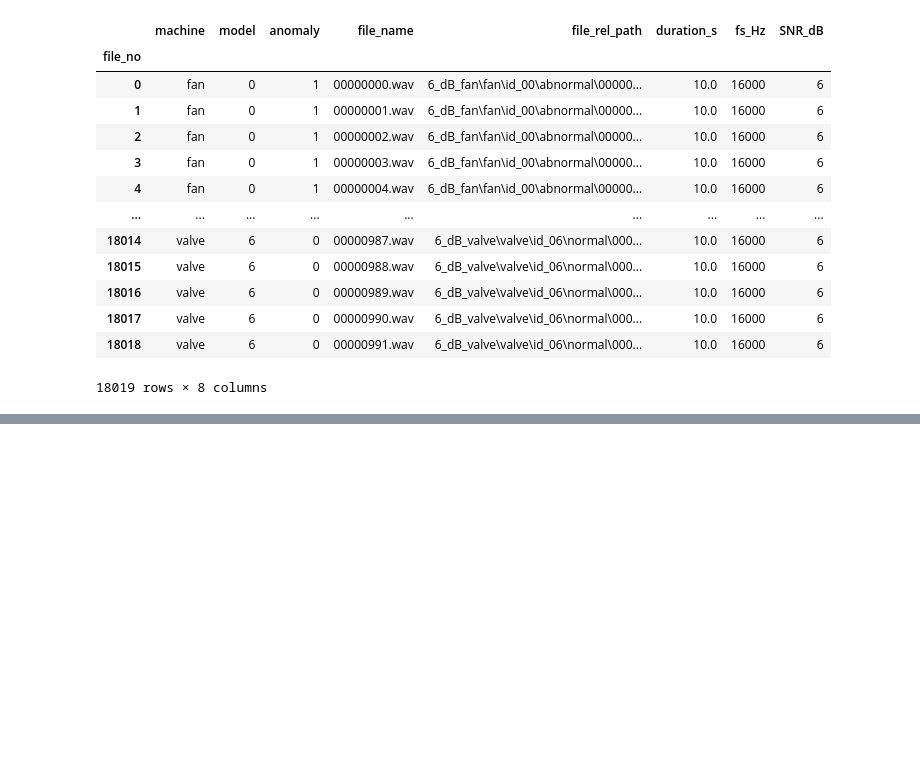
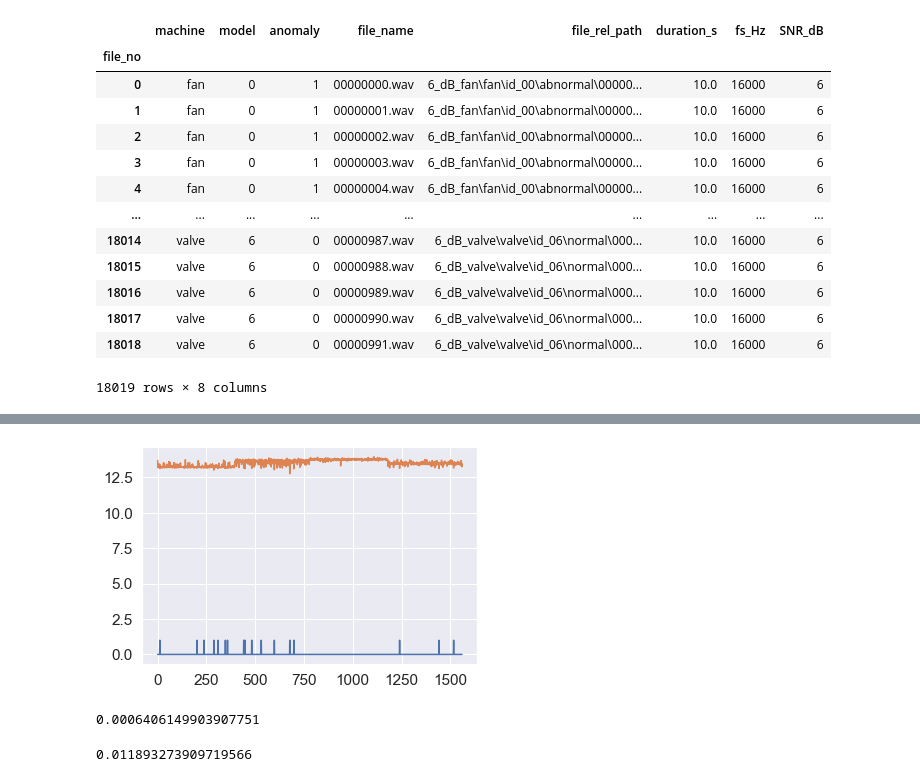
Before and after one commit to eceboran/AudioMalfunctionDetection, a Jupyter notebook: Modeling/one-class-svm-.ipynb, the cells around one changed output, grey strips where cells are left out. Saved outputs shown, nothing was run; the diff lists cells and outputs as text; code cells hidden in the pictures; blank space fills up the shorter version.

```diff
--- a/Modeling/one-class-svm-.ipynb
+++ b/Modeling/one-class-svm-.ipynb
@@ -182,0 +203,12 @@ X_anomaly = X_training[anom_index]
+# %%
+plt.plot(y_train_pred)
+plt.plot(scores_training)
+plt.show()
+# %% [output]
+[figure, added]
+# %%
+print(1/X_train.shape[0])
+1/X_train.shape[0]/X_train.var()
+# %% [output]
+0.0006406149903907751
+0.011893273909719566
```
Also changed, not shown: parts of 21 cells of this notebook.
